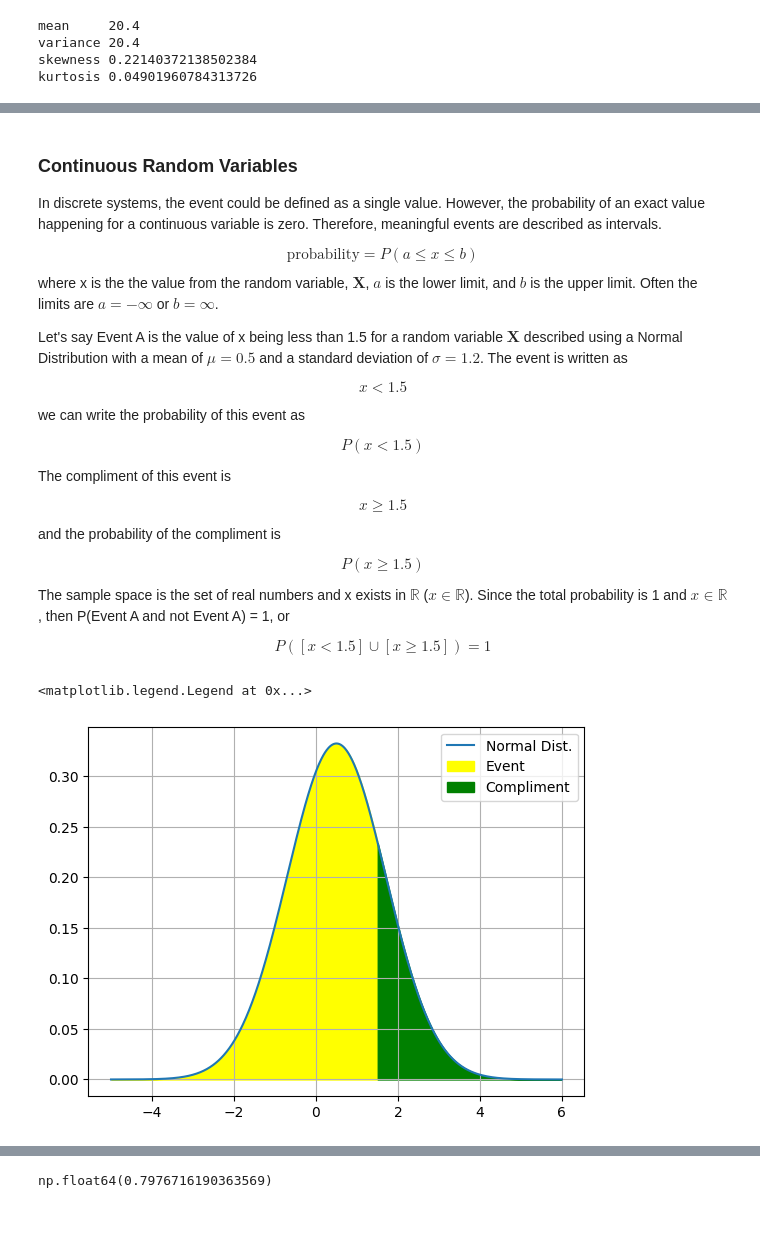
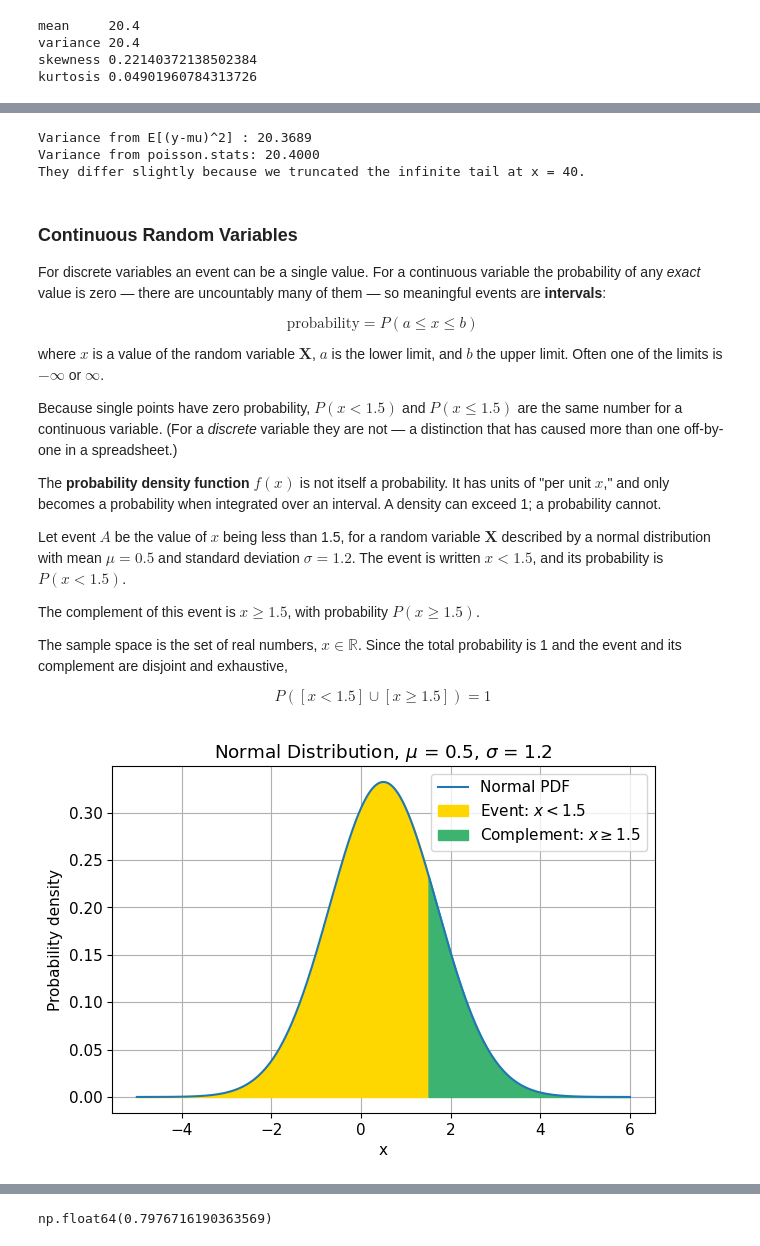
Before and after one commit to Dr-Daily/SystemsEngineering, a Jupyter notebook: Probability Theory Overview.ipynb, the cells around one changed output, grey strips where cells are left out. Drawn from its saved outputs; the diff is of its cells as text; code cells hidden in the pictures; blank space fills up the shorter version.

```diff
--- a/Probability Theory Overview.ipynb
+++ b/Probability Theory Overview.ipynb
@@ -24,0 +218,14 @@ In this notebook, we will explore the following topics:
+# %%
+import numpy as np
+import matplotlib.pyplot as plt
+
+# One generator, seeded, used everywhere below.
+rng = np.random.default_rng(42)
+
+# Make the plots a bit easier to read on a projector.
+plt.rcParams["figure.figsize"] = (7, 4.5)
+plt.rcParams["axes.grid"] = True
+plt.rcParams["axes.axisbelow"] = True   # draw gridlines behind the data, not on top of it
+plt.rcParams["font.size"] = 11
+
+print("NumPy version:", np.__version__)
@@ -675,28 +1280,42 @@ np.float64(20.368897881635057)
+# %%
+# Compute the variance directly from its definition and compare with the closed-form value.
+# (x and pmf_values currently hold the Poisson distribution from the cell above.)
+variance_from_definition = ((x - mu)**2 * pmf_values).sum()
+print("Variance from E[(y-mu)^2] : {:.4f}".format(variance_from_definition))
+print("Variance from poisson.stats: {:.4f}".format(var))
+print("They differ slightly because we truncated the infinite tail at x = {:.0f}.".format(x[-1]))
+# %% [output]
+Variance from E[(y-mu)^2] : 20.3689
+Variance from poisson.stats: 20.4000
+They differ slightly because we truncated the infinite tail at x = 40.
 # %% [markdown]
 ### Continuous Random Variables
-In discrete systems, the event could be defined as a single value. However, the probability of an exact value happening for a continuous variable is zero. Therefore, meaningful events are described as intervals.
+
+For discrete variables an event can be a single value. For a continuous variable the probability
+of any *exact* value is zero — there are uncountably many of them — so meaningful events are
+**intervals**:
 
 $$ \mathrm{probability} = P(a\leq x \leq b)$$
-where x is the the value from the random variable, $\mathbf{X}$, $a$ is the lower limit, and $b$ is the upper limit. Often the limits are $a=-\infty$ or $b=\infty$.
 
-Let's say Event A is the value of x being less than 1.5 for a random variable $\mathbf{X}$ described using a Normal Distribution with a mean of $\mu=0.5$ and a standard deviation of $\sigma = 1.2$. The event is written as
+where $x$ is a value of the random variable $\mathbf{X}$, $a$ is the lower limit, and $b$ the
+upper limit. Often one of the limits is $-\infty$ or $\infty$.
 
-$$ x<1.5$$
+Because single points have zero probability, $P(x < 1.5)$ and $P(x \leq 1.5)$ are the same number
+for a continuous variable. (For a *discrete* variable they are not — a distinction that has caused
+more than one off-by-one in a spreadsheet.)
 
-we can write the probability of this event as
+The **probability density function** $f(x)$ is not itself a probability. It has units of "per
+unit $x$," and only becomes a probability when integrated over an interval. A density can exceed
+1; a probability cannot.
 
-$$ P(x<1.5) $$
+Let event $A$ be the value of $x$ being less than 1.5, for a random variable $\mathbf{X}$
+described by a normal distribution with mean $\mu=0.5$ and standard deviation $\sigma = 1.2$.
+The event is written $x<1.5$, and its probability is $P(x<1.5)$.
 
-The compliment of this event is
+The complement of this event is $x \geq 1.5$, with probability $P(x \geq 1.5)$.
 
-$$ x \geq 1.5$$
-
-and the probability of the compliment is
-
-$$ P(x \geq 1.5)$$
-
-The sample space is the set of real numbers and x exists in $\mathbb{R}$  ($x \in \mathbb{R}$).
-Since the total probability is 1 and $x \in \mathbb{R}$, then P(Event A and not Event A) = 1, or
+The sample space is the set of real numbers, $x \in \mathbb{R}$. Since the total probability is 1
+and the event and its complement are disjoint and exhaustive,
 
 $$ P([x<1.5] \cup [x\geq 1.5]) = 1$$
 # %%
@@ -704,15 +1323,18 @@ $$ P([x<1.5] \cup [x\geq 1.5]) = 1$$
 from scipy.stats import norm
 # %%
 X1 = 1.5
-x = np.linspace(-5,6,1000)
+x = np.linspace(-5, 6, 1000)
 mu = 0.5
 sigma = 1.2
 y = norm.pdf(x, mu, sigma)
-plt.plot(x,y ,label="Normal Dist.")
-plt.grid()
-plt.fill_between(x, 0, y, where = x < X1, color='yellow', label="Event")
-plt.fill_between(x, 0, y, where = x >= X1, color='green', label="Compliment");
+
+plt.plot(x, y, label="Normal PDF")
+plt.fill_between(x, 0, y, where=x < X1,  color="gold",      label="Event: $x < 1.5$")
+plt.fill_between(x, 0, y, where=x >= X1, color="mediumseagreen", label="Complement: $x \\geq 1.5$")
+plt.xlabel("x")
+plt.ylabel("Probability density")
+plt.title("Normal Distribution, $\\mu$ = {}, $\\sigma$ = {}".format(mu, sigma))
 plt.legend()
+plt.show()
 # %% [output]
-<matplotlib.legend.Legend at 0x...>
-[figure, old version]
+[figure, new version]
```
Also changed, not shown: parts of 136 cells of this notebook.
